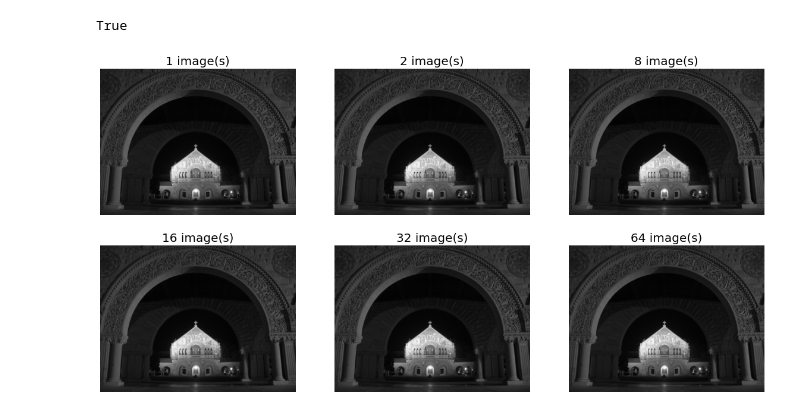
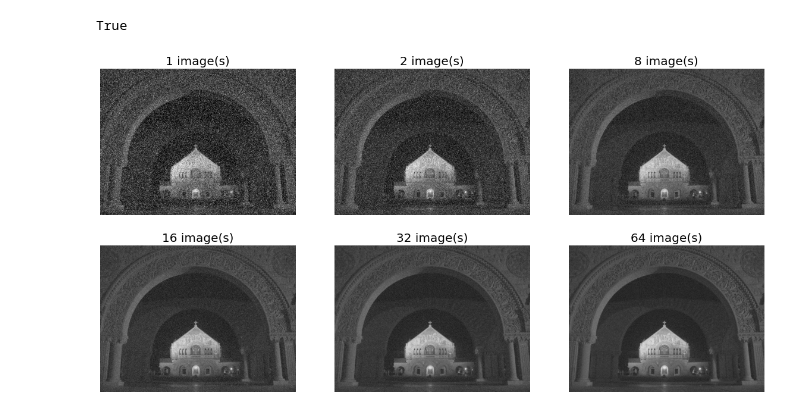
Before and after one commit to nguyenvudev20/mse22.imageprocessing, a Jupyter notebook: ImageProcessing_Tuan_1.ipynb, the cells around one changed output. Cells and saved outputs as stored; diff of their text form; code cells hidden in the pictures.

```diff
--- a/ImageProcessing_Tuan_1.ipynb
+++ b/ImageProcessing_Tuan_1.ipynb
@@ -89,32 +85,35 @@ True
 # %%
 #@title Bài Tập Tuần 1 - L5_3_Image_Averaging
 
 Img = cv2.imread('tuan1/image/quadnight.jfif')
 Img = cv2.cvtColor(Img, cv2.COLOR_BGR2GRAY) / 255.0
 
 # Repeat over number of sample images
 nArray = [1, 2, 8, 16, 32, 64]
 num_cols = len(nArray) // 2
 fz=20
 plt.figure(figsize=(20, 10))
 for i in range(len(nArray)):
     N = nArray[i]
     avgImg = np.zeros_like(Img)  # Initialize an empty image
 
     # Add Gaussian noise to each image, accumulate this image to average image
     for j in range(N):
-        noisyImg = cv2.GaussianBlur(Img, (3, 3), 0.01)
+        #noisyImg = cv2.GaussianBlur(Img, (3, 3), 0.01)
+        #noisyImg = random_noise(Img, mode='gaussian',seed=None, clip=True)
+        noisyImg = random_noise(Img, mode='s&p', seed=None, clip=True,amount=0.3)
         avgImg = avgImg + noisyImg
+
 
     # Show image
     avgImg = avgImg / N
 
 
     plt.subplot(2, num_cols, i+1)
     plt.imshow(avgImg, cmap='gray')
     plt.title(str(N) + ' image(s)',fontsize=fz)
     plt.axis('off')
 
 plt.show()
 # %% [output]
-[figure, old version]
+[figure, new version]
```
Also changed, not shown: parts of 2 cells of this notebook.
